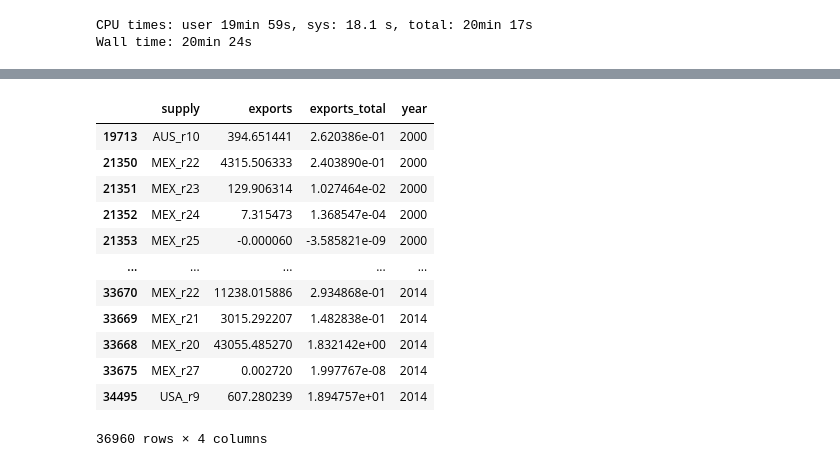
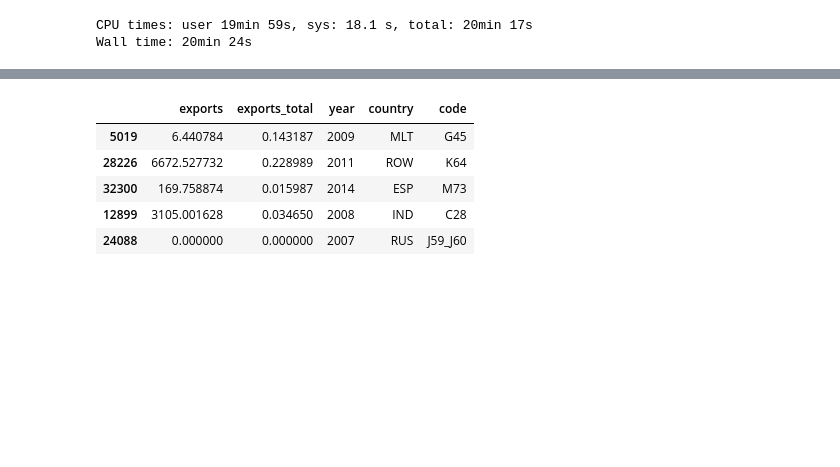
Before and after one commit to kavyajeetbora/ETL_wages, a Jupyter notebook: WIOD.ipynb, the cells around one changed output, grey strips where cells are left out. Drawn from its saved outputs; the diff is of its cells as text; code cells hidden in the pictures; blank space fills up the shorter version.

```diff
--- a/WIOD.ipynb
+++ b/WIOD.ipynb
@@ -642,3 +642,6 @@ IO_files = glob('WIOT*_Nov16_ROW.xlsb')
 print(f"Total Input Output files: {len(IO_files)} found")
 # %% [output]
 Total Input Output files: 15 found
+# %%
+df = pd.read_excel('WIOT2000_Nov16_ROW.xlsb', engine='pyxlsb', nrows=10)
+df.head()
@@ -644,0 +656,4 @@ Total Input Output files: 15 found
+# %%
+df_industry = pd.DataFrame(list(zip(df.iloc[4, 4:4+56], df.iloc[1, 4:4+56])), columns = ['c_index', 'code'])
+df_industry['r_index'] = df_industry['c_index'].str.replace("c",'r')
+df_industry.head()
@@ -675,8 +700,34 @@ Total Input Output files: 15 found
 CPU times: user 19min 59s, sys: 18.1 s, total: 20min 17s
 Wall time: 20min 24s
 # %%
+%%time
 !wget -q https://github.com/kavyajeetbora/ETL_wages/raw/master/data/exports.xlsx -O exports.xlsx
 !wget -q https://github.com/kavyajeetbora/ETL_wages/raw/master/data/imports.xlsx -O imports.xlsx
 
 exports_all = pd.read_excel('exports.xlsx').sort_values(by='year')
+exports_all[['country', 'r_index']] = exports_all['supply'].str.split('_').to_list()
+exports_all = exports_all.drop('supply', axis=1)
+
+## Merge industry to the imports
+exports_all = pd.merge(
+    left=exports_all,
+    right=df_industry,
+    how='inner',
+    on='r_index'
+)
+
+exports_all = exports_all.drop(['c_index', 'r_index'],axis=1)
+
 imports_all = pd.read_excel('imports.xlsx').sort_values(by='year')
+imports_all[['country', 'c_index']] = imports_all['supply'].str.split('_').to_list()
+imports_all = imports_all.drop('supply', axis=1)
+
+## Merge industry to the imports
+imports_all = pd.merge(
+    left=imports_all,
+    right=df_industry,
+    how='inner',
+    on='c_index'
+)
+
+imports_all = imports_all.drop(['c_index', 'r_index'],axis=1)
@@ -683,16 +737,9 @@ imports_all = pd.read_excel('imports.xlsx').sort_values(by='year')
 # %%
-exports_all
+exports_all.sample(5)
 # %% [output]
-|  | supply | exports | exports_total | year |
-| 19713 | AUS_r10 | 394.651441 | 2.620386e-01 | 2000 |
-| 21350 | MEX_r22 | 4315.506333 | 2.403890e-01 | 2000 |
-| 21351 | MEX_r23 | 129.906314 | 1.027464e-02 | 2000 |
-| 21352 | MEX_r24 | 7.315473 | 1.368547e-04 | 2000 |
-| 21353 | MEX_r25 | -0.000060 | -3.585821e-09 | 2000 |
-| ... | ... | ... | ... | ... |
-| 33670 | MEX_r22 | 11238.015886 | 2.934868e-01 | 2014 |
-| 33669 | MEX_r21 | 3015.292207 | 1.482838e-01 | 2014 |
-| 33668 | MEX_r20 | 43055.485270 | 1.832142e+00 | 2014 |
-| 33675 | MEX_r27 | 0.002720 | 1.997767e-08 | 2014 |
-| 34495 | USA_r9 | 607.280239 | 1.894757e+01 | 2014 |
+|  | exports | exports_total | year | country | code |
+| 5019 | 6.440784 | 0.143187 | 2009 | MLT | G45 |
+| 28226 | 6672.527732 | 0.228989 | 2011 | ROW | K64 |
+| 32300 | 169.758874 | 0.015987 | 2014 | ESP | M73 |
+| 12899 | 3105.001628 | 0.034650 | 2008 | IND | C28 |
+| 24088 | 0.000000 | 0.000000 | 2007 | RUS | J59_J60 |
-36960 rows × 4 columns
```
Also changed, not shown: parts of 11 cells of this notebook.
